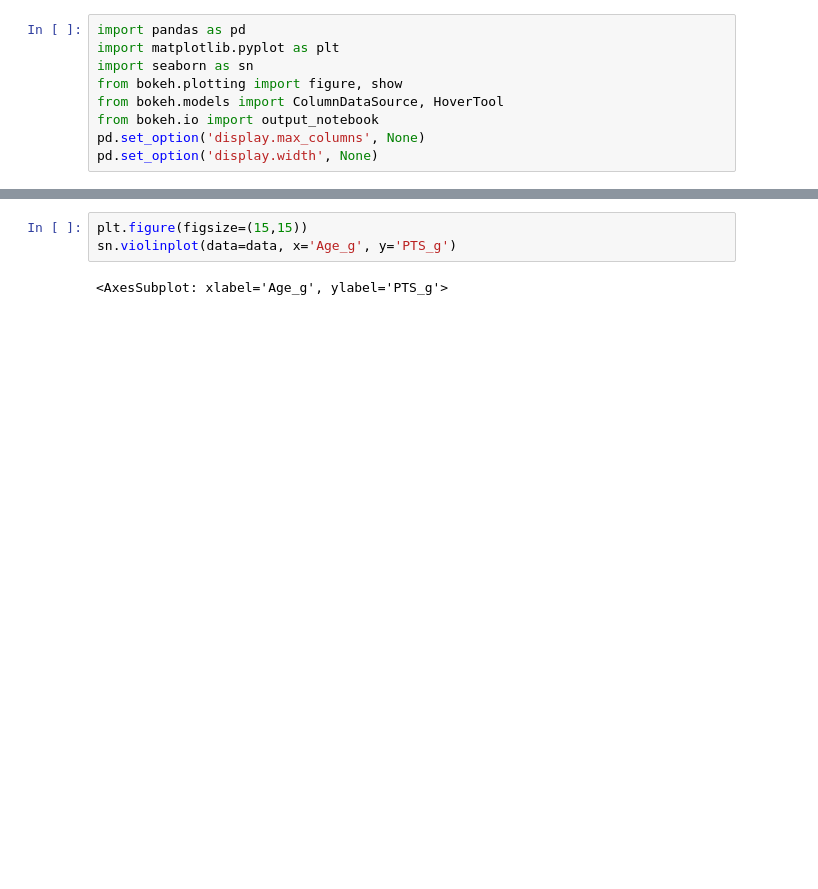
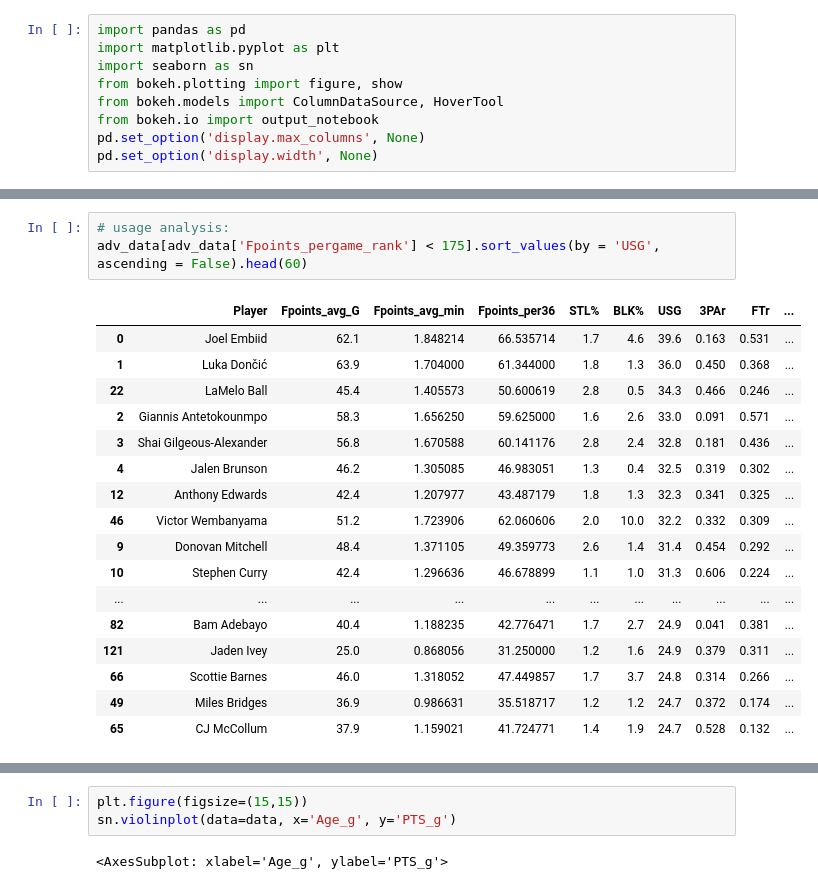
Before and after one commit to mcgillies/nbafantasy2024, a Jupyter notebook: plot_exploration.ipynb, the cells around one changed output, grey strips where cells are left out. Saved outputs shown, nothing was run; the diff lists cells and outputs as text; blank space fills up the shorter version.

```diff
--- a/plot_exploration.ipynb
+++ b/plot_exploration.ipynb
@@ -48,4 +135,25 @@ plt.figure(figsize=(30,30))
 <Figure size 3000x3000 with 0 Axes>
+# %%
+# usage analysis:
+adv_data[adv_data['Fpoints_pergame_rank'] < 175].sort_values(by = 'USG', ascending = False).head(60)
+# %% [output]
+|  | Player | Fpoints_avg_G | Fpoints_avg_min | Fpoints_per36 | STL% | BLK% | USG | 3PAr | FTr | ... |
+| 0 | Joel Embiid | 62.1 | 1.848214 | 66.535714 | 1.7 | 4.6 | 39.6 | 0.163 | 0.531 | ... |
+| 1 | Luka Dončić | 63.9 | 1.704000 | 61.344000 | 1.8 | 1.3 | 36.0 | 0.450 | 0.368 | ... |
+| 22 | LaMelo Ball | 45.4 | 1.405573 | 50.600619 | 2.8 | 0.5 | 34.3 | 0.466 | 0.246 | ... |
+| 2 | Giannis Antetokounmpo | 58.3 | 1.656250 | 59.625000 | 1.6 | 2.6 | 33.0 | 0.091 | 0.571 | ... |
+| 3 | Shai Gilgeous-Alexander | 56.8 | 1.670588 | 60.141176 | 2.8 | 2.4 | 32.8 | 0.181 | 0.436 | ... |
+| 4 | Jalen Brunson | 46.2 | 1.305085 | 46.983051 | 1.3 | 0.4 | 32.5 | 0.319 | 0.302 | ... |
+| 12 | Anthony Edwards | 42.4 | 1.207977 | 43.487179 | 1.8 | 1.3 | 32.3 | 0.341 | 0.325 | ... |
+| 46 | Victor Wembanyama | 51.2 | 1.723906 | 62.060606 | 2.0 | 10.0 | 32.2 | 0.332 | 0.309 | ... |
+| 9 | Donovan Mitchell | 48.4 | 1.371105 | 49.359773 | 2.6 | 1.4 | 31.4 | 0.454 | 0.292 | ... |
+| 10 | Stephen Curry | 42.4 | 1.296636 | 46.678899 | 1.1 | 1.0 | 31.3 | 0.606 | 0.224 | ... |
+| ... | ... | ... | ... | ... | ... | ... | ... | ... | ... | ... |
+| 82 | Bam Adebayo | 40.4 | 1.188235 | 42.776471 | 1.7 | 2.7 | 24.9 | 0.041 | 0.381 | ... |
+| 121 | Jaden Ivey | 25.0 | 0.868056 | 31.250000 | 1.2 | 1.6 | 24.9 | 0.379 | 0.311 | ... |
+| 66 | Scottie Barnes | 46.0 | 1.318052 | 47.449857 | 1.7 | 3.7 | 24.8 | 0.314 | 0.266 | ... |
+| 49 | Miles Bridges | 36.9 | 0.986631 | 35.518717 | 1.2 | 1.2 | 24.7 | 0.372 | 0.174 | ... |
+| 65 | CJ McCollum | 37.9 | 1.159021 | 41.724771 | 1.4 | 1.9 | 24.7 | 0.528 | 0.132 | ... |
 # %%
 
 
```
Also changed, not shown: parts of 7 cells of this notebook, 1 other file.
